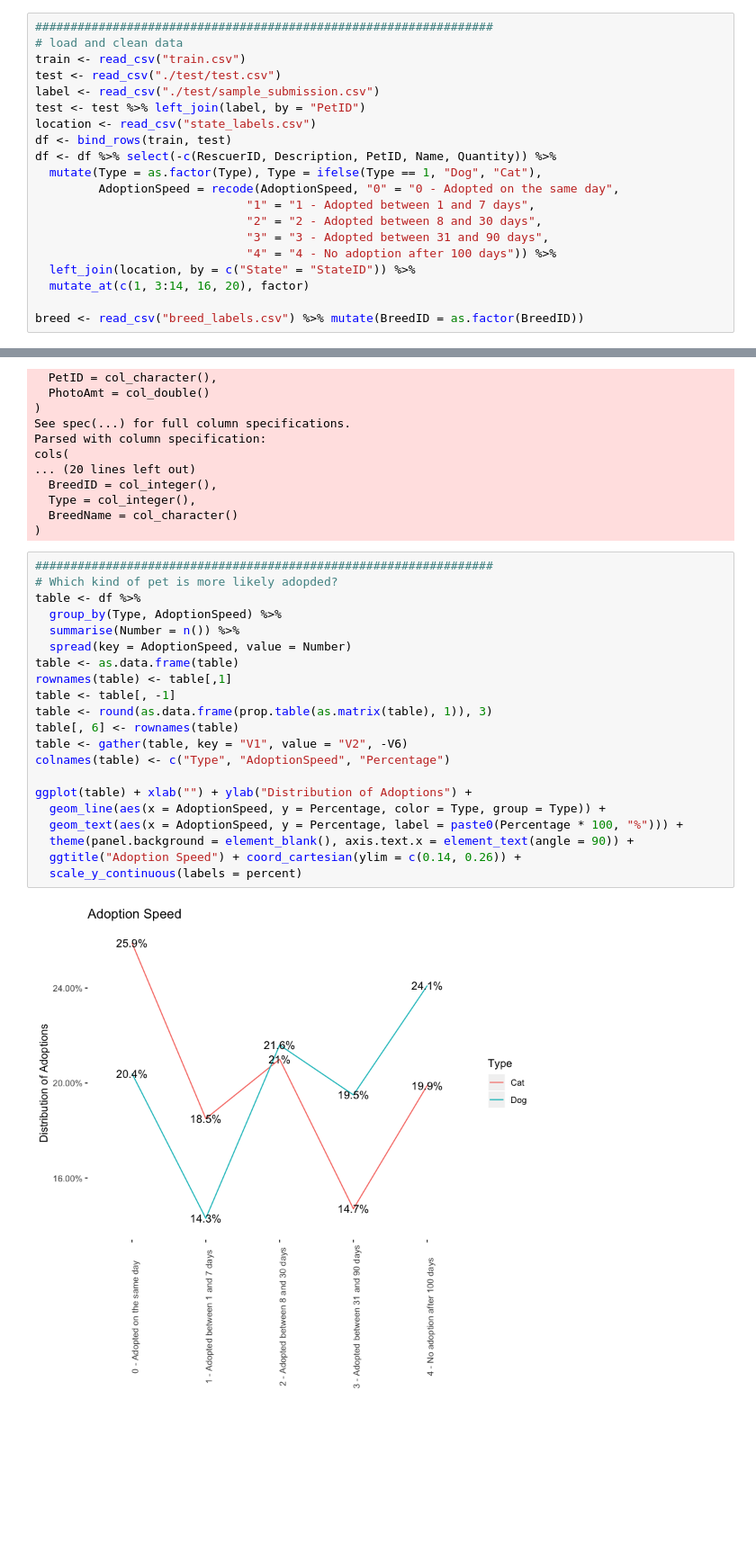
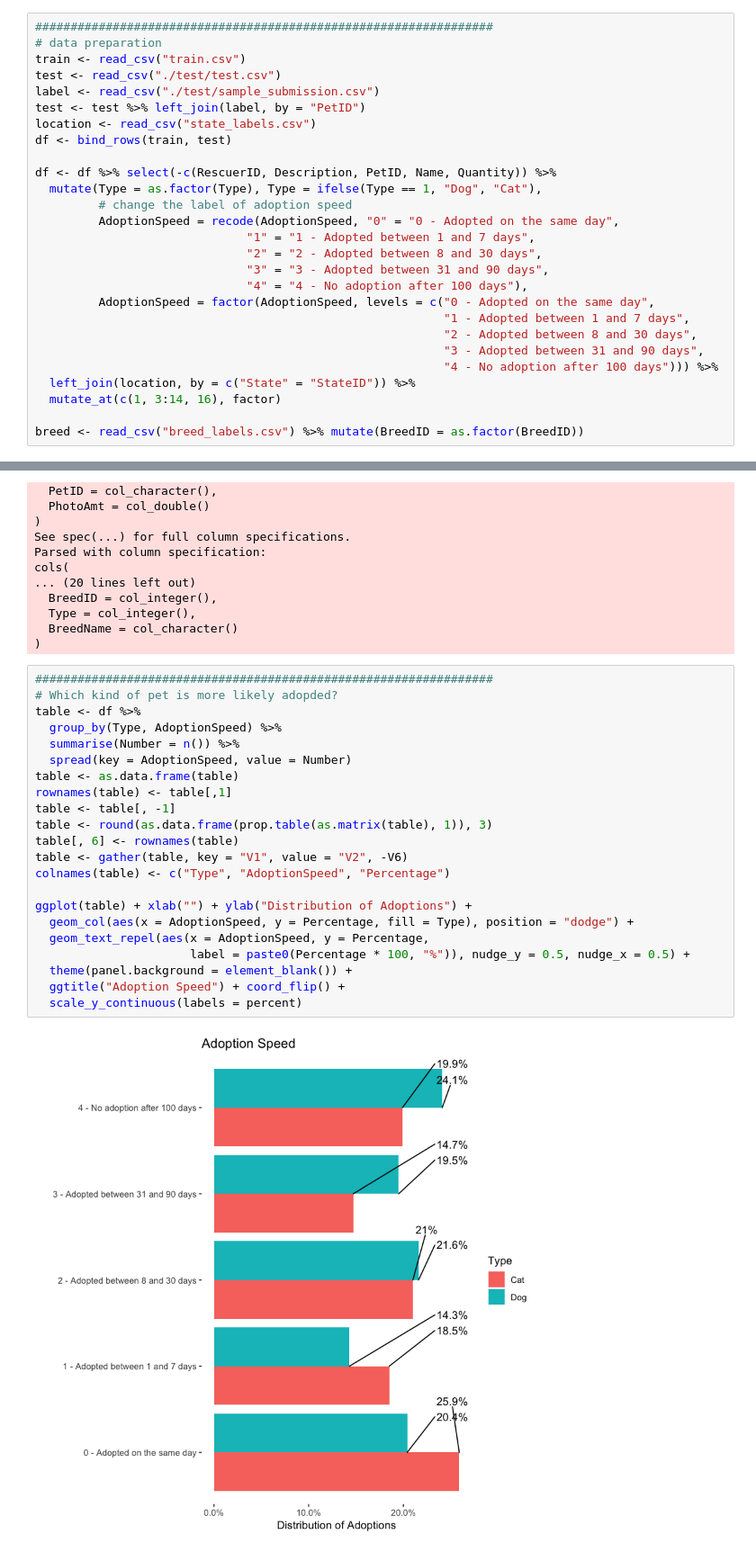
Before and after one commit to vincent507cpu/r, a Jupyter notebook: pet_adoption.ipynb, the cells around one changed output, grey strips where cells are left out. Shown: that part at 90% size. Drawn from its saved outputs; the diff is of its cells as text; blank space fills up the shorter version.

```diff
--- a/pet_adoption.ipynb
+++ b/pet_adoption.ipynb
@@ -33,22 +36,29 @@ The following object is masked from ‘package:readr’:
     col_factor
 # %%
 #################################################################
-# load and clean data
+# data preparation
 train <- read_csv("train.csv")
 test <- read_csv("./test/test.csv")
 label <- read_csv("./test/sample_submission.csv")
 test <- test %>% left_join(label, by = "PetID")
 location <- read_csv("state_labels.csv")
 df <- bind_rows(train, test)
+
 df <- df %>% select(-c(RescuerID, Description, PetID, Name, Quantity)) %>%
   mutate(Type = as.factor(Type), Type = ifelse(Type == 1, "Dog", "Cat"),
+         # change the label of adoption speed
          AdoptionSpeed = recode(AdoptionSpeed, "0" = "0 - Adopted on the same day",
                               "1" = "1 - Adopted between 1 and 7 days",
                               "2" = "2 - Adopted between 8 and 30 days",
                               "3" = "3 - Adopted between 31 and 90 days",
-                              "4" = "4 - No adoption after 100 days")) %>%
+                              "4" = "4 - No adoption after 100 days"),
+         AdoptionSpeed = factor(AdoptionSpeed, levels = c("0 - Adopted on the same day",
+                                                          "1 - Adopted between 1 and 7 days",
+                                                          "2 - Adopted between 8 and 30 days",
+                                                          "3 - Adopted between 31 and 90 days",
+                                                          "4 - No adoption after 100 days"))) %>%
   left_join(location, by = c("State" = "StateID")) %>%
-  mutate_at(c(1, 3:14, 16, 20), factor)
+  mutate_at(c(1, 3:14, 16), factor)
 
 breed <- read_csv("breed_labels.csv") %>% mutate(BreedID = as.factor(BreedID))
 # %% [output]
@@ -72,25 +82,26 @@ cols(
 # %%
 #################################################################
 # Which kind of pet is more likely adopded?
 table <- df %>%
   group_by(Type, AdoptionSpeed) %>%
   summarise(Number = n()) %>%
   spread(key = AdoptionSpeed, value = Number)
 table <- as.data.frame(table)
 rownames(table) <- table[,1]
 table <- table[, -1]
 table <- round(as.data.frame(prop.table(as.matrix(table), 1)), 3)
 table[, 6] <- rownames(table)
 table <- gather(table, key = "V1", value = "V2", -V6)
 colnames(table) <- c("Type", "AdoptionSpeed", "Percentage")
 
 ggplot(table) + xlab("") + ylab("Distribution of Adoptions") +
-  geom_line(aes(x = AdoptionSpeed, y = Percentage, color = Type, group = Type)) +
-  geom_text(aes(x = AdoptionSpeed, y = Percentage, label = paste0(Percentage * 100, "%"))) +
-  theme(panel.background = element_blank(), axis.text.x = element_text(angle = 90)) +
-  ggtitle("Adoption Speed") + coord_cartesian(ylim = c(0.14, 0.26)) +
+  geom_col(aes(x = AdoptionSpeed, y = Percentage, fill = Type), position = "dodge") +
+  geom_text_repel(aes(x = AdoptionSpeed, y = Percentage,
+                      label = paste0(Percentage * 100, "%")), nudge_y = 0.5, nudge_x = 0.5) +
+  theme(panel.background = element_blank()) +
+  ggtitle("Adoption Speed") + coord_flip() +
   scale_y_continuous(labels = percent)
 # %% [output]
-[figure, old version]
+[figure, new version]
 # %%
 #################################################################
```
Also changed, not shown: parts of 35 cells of this notebook.
